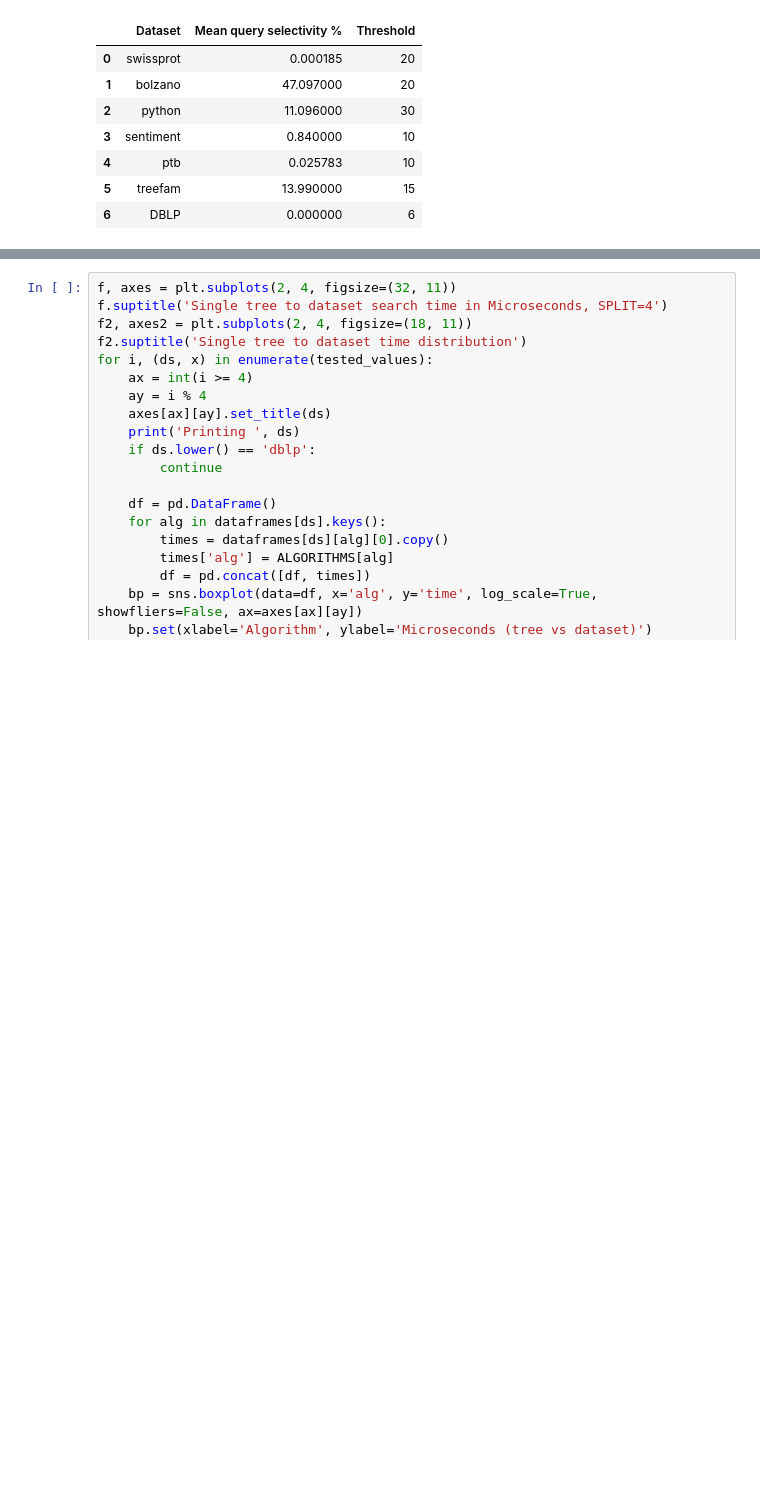
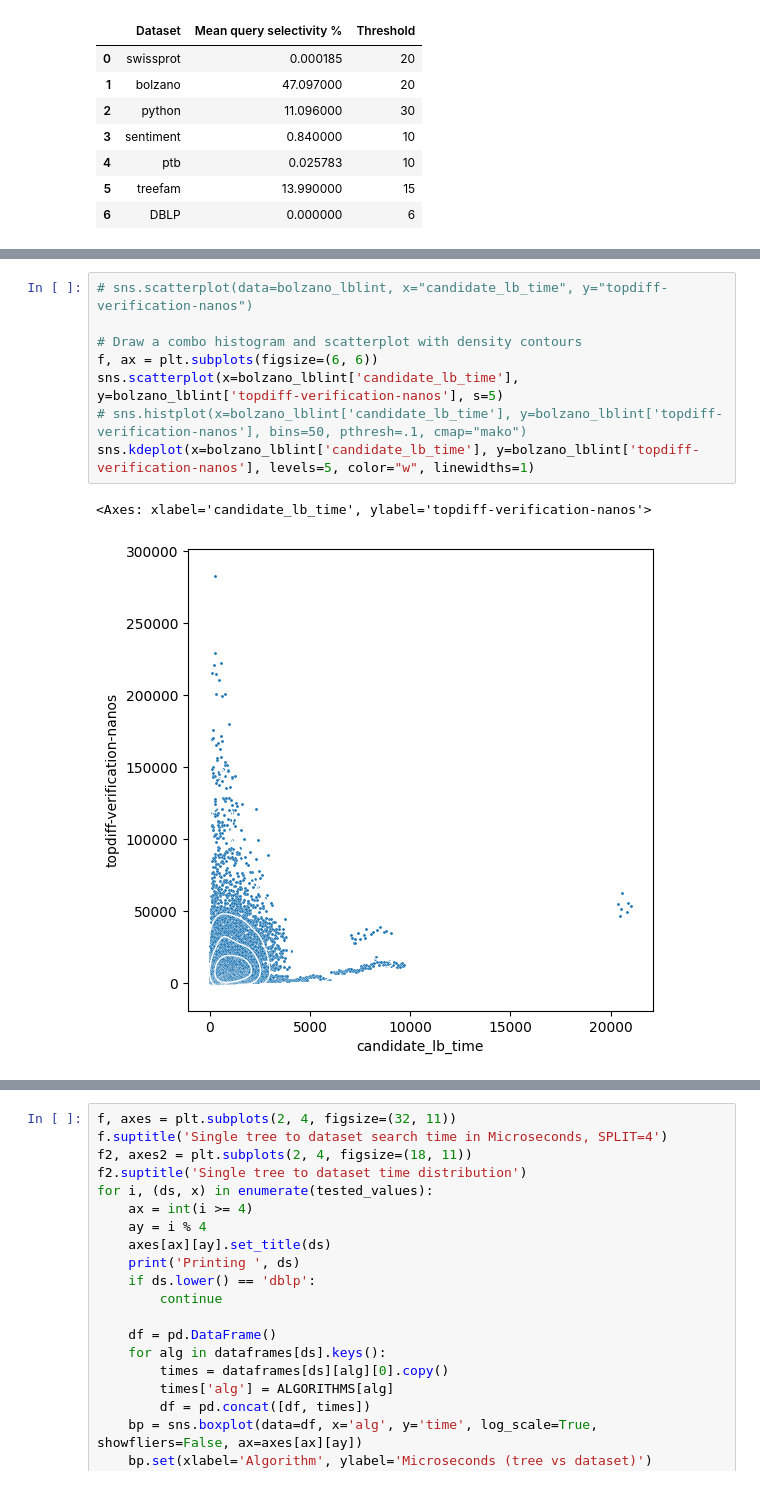
Before and after one commit to LukMRVC/tree-statistics, a Jupyter notebook: TED-viz.ipynb, the cells around one changed output, grey strips where cells are left out. Drawn from its saved outputs; the diff is of its cells as text; blank space fills up the shorter version.

```diff
--- a/TED-viz.ipynb
+++ b/TED-viz.ipynb
@@ -125 +217,12 @@ display(df)
+# %%
+# sns.scatterplot(data=bolzano_lblint, x="candidate_lb_time", y="topdiff-verification-nanos")
+
+# Draw a combo histogram and scatterplot with density contours
+f, ax = plt.subplots(figsize=(6, 6))
+sns.scatterplot(x=bolzano_lblint['candidate_lb_time'], y=bolzano_lblint['topdiff-verification-nanos'], s=5)
+# sns.histplot(x=bolzano_lblint['candidate_lb_time'], y=bolzano_lblint['topdiff-verification-nanos'], bins=50, pthresh=.1, cmap="mako")
+sns.kdeplot(x=bolzano_lblint['candidate_lb_time'], y=bolzano_lblint['topdiff-verification-nanos'], levels=5, color="w", linewidths=1)
+# %% [output]
+<Axes: xlabel='candidate_lb_time', ylabel='topdiff-verification-nanos'>
+[figure, added]
 # %%
```
Also changed, not shown: parts of 9 cells of this notebook, 4 other files.
